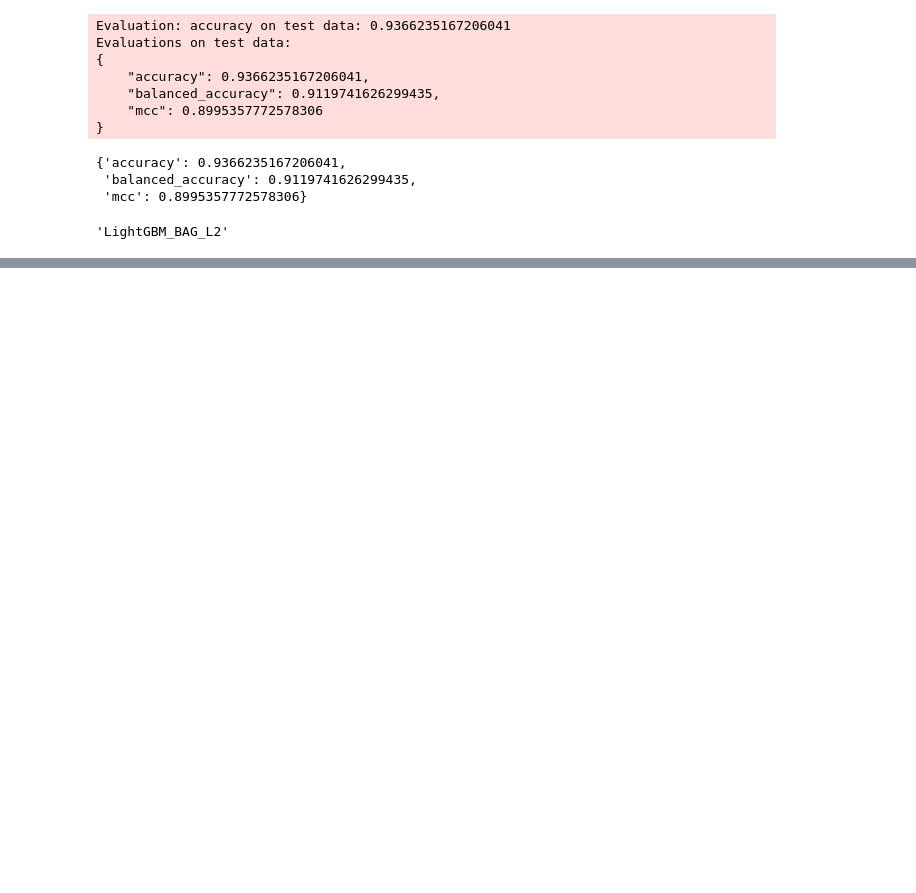
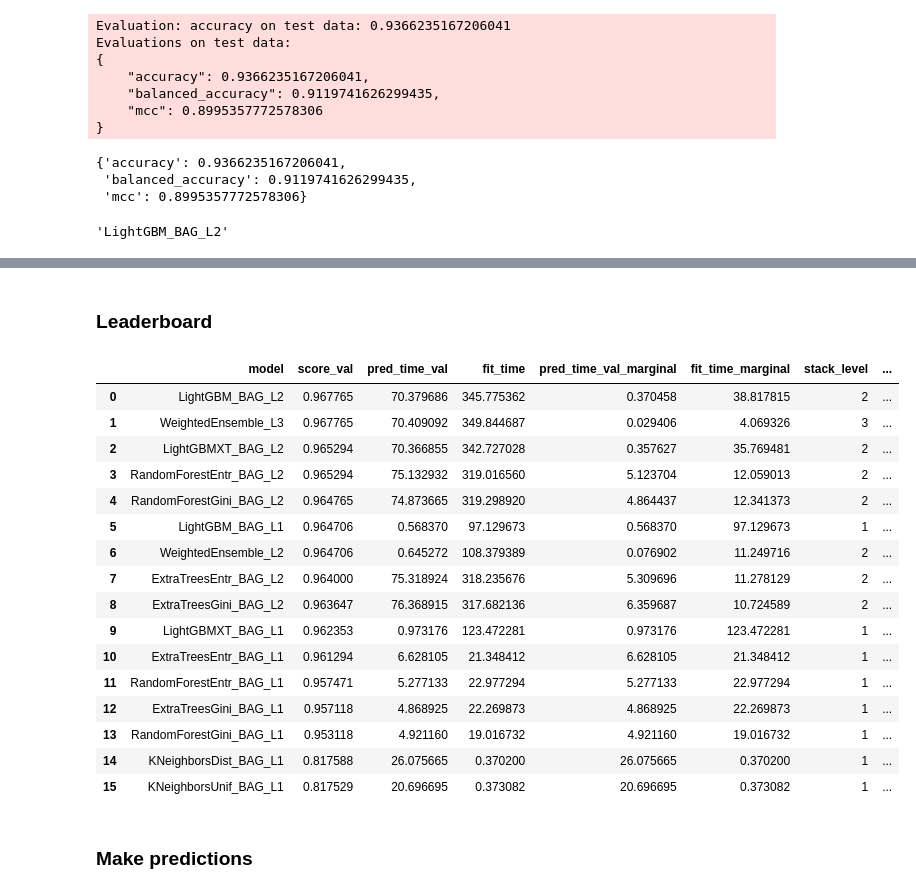
Before and after one commit to EnsiyehRaoufi/Claims-Knowledge-Graph, a Jupyter notebook: ClaimsKG.ipynb, the cells around one changed output, grey strips where cells are left out. Drawn from its saved outputs; the diff is of its cells as text; code cells hidden in the pictures; blank space fills up the shorter version.

```diff
--- a/ClaimsKG.ipynb
+++ b/ClaimsKG.ipynb
@@ -1731,0 +1707,16 @@ predictor.get_model_best()
+# %%
+#Reading the source data file
+source_df = pd.read_csv("source_features.csv")
+
+#Integrating True and False as one unique class-Changing True labels-with equal number 3- to 1
+source_df[(source_df['target_labels']==3) | (source_df['target_labels']==1)] = source_df.assign(target_names='True_False')
+source_df[(source_df['target_labels']==3)] = source_df.assign(target_labels=1)
+
+category_id_df = source_df[['target_names', 'target_labels']].drop_duplicates().sort_values('target_labels')
+category_to_id = dict(category_id_df.values)
+id_to_category = dict(category_id_df[['target_labels', 'target_names']].values)
+labels = source_df.target_labels
+print("Classes: ", category_to_id)
+#Create train and test dataset
+X_train = source_df.iloc[:,:-1][:17000]
+X_test = source_df.iloc[:,:-1][17000:]
@@ -1731,0 +1725,6 @@ predictor.get_model_best()
+# %%
+#Training with Autogluon Tabular
+
+save_path = 'claim_models'
+predictor = TabularPredictor('target_labels', problem_type='binary',
+                                          path=save_path, ).fit(X_train, time_limit=600, presets='best_quality')
@@ -1731,0 +1749,25 @@ predictor.get_model_best()
+# %% [markdown]
+### Leaderboard
+# %%
+#The predictor leaderboard that is produced using the data previously reserved for validation inside fit, and can display extra information about each model:
+predictor.leaderboard(extra_info=True, silent=True)
+# %% [output]
+|  | model | score_val | pred_time_val | fit_time | pred_time_val_marginal | fit_time_marginal | stack_level | ... |
+| 0 | LightGBM_BAG_L2 | 0.967765 | 70.379686 | 345.775362 | 0.370458 | 38.817815 | 2 | ... |
+| 1 | WeightedEnsemble_L3 | 0.967765 | 70.409092 | 349.844687 | 0.029406 | 4.069326 | 3 | ... |
+| 2 | LightGBMXT_BAG_L2 | 0.965294 | 70.366855 | 342.727028 | 0.357627 | 35.769481 | 2 | ... |
+| 3 | RandomForestEntr_BAG_L2 | 0.965294 | 75.132932 | 319.016560 | 5.123704 | 12.059013 | 2 | ... |
+| 4 | RandomForestGini_BAG_L2 | 0.964765 | 74.873665 | 319.298920 | 4.864437 | 12.341373 | 2 | ... |
+| 5 | LightGBM_BAG_L1 | 0.964706 | 0.568370 | 97.129673 | 0.568370 | 97.129673 | 1 | ... |
+| 6 | WeightedEnsemble_L2 | 0.964706 | 0.645272 | 108.379389 | 0.076902 | 11.249716 | 2 | ... |
+| 7 | ExtraTreesEntr_BAG_L2 | 0.964000 | 75.318924 | 318.235676 | 5.309696 | 11.278129 | 2 | ... |
+| 8 | ExtraTreesGini_BAG_L2 | 0.963647 | 76.368915 | 317.682136 | 6.359687 | 10.724589 | 2 | ... |
+| 9 | LightGBMXT_BAG_L1 | 0.962353 | 0.973176 | 123.472281 | 0.973176 | 123.472281 | 1 | ... |
+| 10 | ExtraTreesEntr_BAG_L1 | 0.961294 | 6.628105 | 21.348412 | 6.628105 | 21.348412 | 1 | ... |
+| 11 | RandomForestEntr_BAG_L1 | 0.957471 | 5.277133 | 22.977294 | 5.277133 | 22.977294 | 1 | ... |
+| 12 | ExtraTreesGini_BAG_L1 | 0.957118 | 4.868925 | 22.269873 | 4.868925 | 22.269873 | 1 | ... |
+| 13 | RandomForestGini_BAG_L1 | 0.953118 | 4.921160 | 19.016732 | 4.921160 | 19.016732 | 1 | ... |
+| 14 | KNeighborsDist_BAG_L1 | 0.817588 | 26.075665 | 0.370200 | 26.075665 | 0.370200 | 1 | ... |
+| 15 | KNeighborsUnif_BAG_L1 | 0.817529 | 20.696695 | 0.373082 | 20.696695 | 0.373082 | 1 | ... |
+# %% [markdown]
+### Make predictions
```
Also changed, not shown: parts of 21 cells of this notebook.
